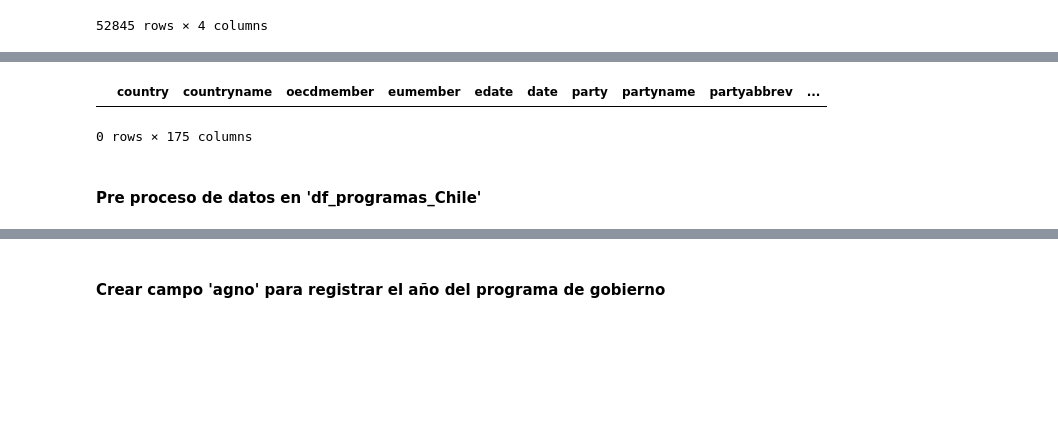
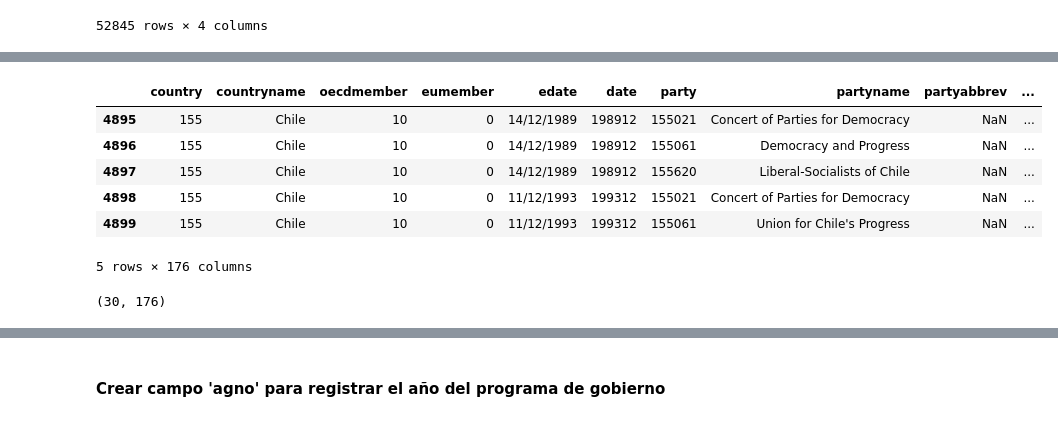
Before and after one commit to MatiasBunsterRaby/Capstone_git, a Jupyter notebook: notebooks/Pruebas_Chile_absoluto.ipynb, the cells around one changed output, grey strips where cells are left out. Drawn from its saved outputs; the diff is of its cells as text; code cells hidden in the pictures; blank space fills up the shorter version.

Commit message:
absolutos

```diff
--- a/notebooks/Pruebas_Chile_absoluto.ipynb
+++ b/notebooks/Pruebas_Chile_absoluto.ipynb
@@ -35,8 +36,8 @@ import glob
 #### Cargar archivos
 # %%
 file_path = "data/MPDataset_MPDS2024a.csv"
-df = pd.read_csv(file_path)
-df.shape
+df_Manifesto_project = pd.read_csv(file_path)
+df_Manifesto_project.shape
 # %% [output]
 (5151, 175)
 # %% [markdown]
@@ -314,7 +331,23 @@ Number of unique values in 'programa': 30
+# %%
+df_absolutos = df_Manifesto_project.copy()
+# %%
+# Delete all records where 'countryname' is not 'Chile'
+df_absolutos = df_absolutos[df_absolutos['countryname'] == 'Chile']
+
+# Insert a new column named 'num_frases' with integer type
+df_absolutos['num_frases'] = 0
+
+# Display the first few rows to verify the changes
+df_absolutos.head()
+# %% [output]
+|  | country | countryname | oecdmember | eumember | edate | date | party | partyname | partyabbrev | ... |
+| 4895 | 155 | Chile | 10 | 0 | 14/12/1989 | 198912 | 155021 | Concert of Parties for Democracy | NaN | ... |
+| 4896 | 155 | Chile | 10 | 0 | 14/12/1989 | 198912 | 155061 | Democracy and Progress | NaN | ... |
+| 4897 | 155 | Chile | 10 | 0 | 14/12/1989 | 198912 | 155620 | Liberal-Socialists of Chile | NaN | ... |
+| 4898 | 155 | Chile | 10 | 0 | 11/12/1993 | 199312 | 155021 | Concert of Parties for Democracy | NaN | ... |
+| 4899 | 155 | Chile | 10 | 0 | 11/12/1993 | 199312 | 155061 | Union for Chile's Progress | NaN | ... |
+5 rows × 176 columns
 # %%
-df_absolutos
+df_absolutos.shape
 # %% [output]
-|  | country | countryname | oecdmember | eumember | edate | date | party | partyname | partyabbrev | ... |
-0 rows × 175 columns
+(30, 176)
-# %% [markdown]
-#### Pre proceso de datos en 'df_programas_Chile'
```
Also changed, not shown: parts of 12 cells of this notebook, 1 other file.
